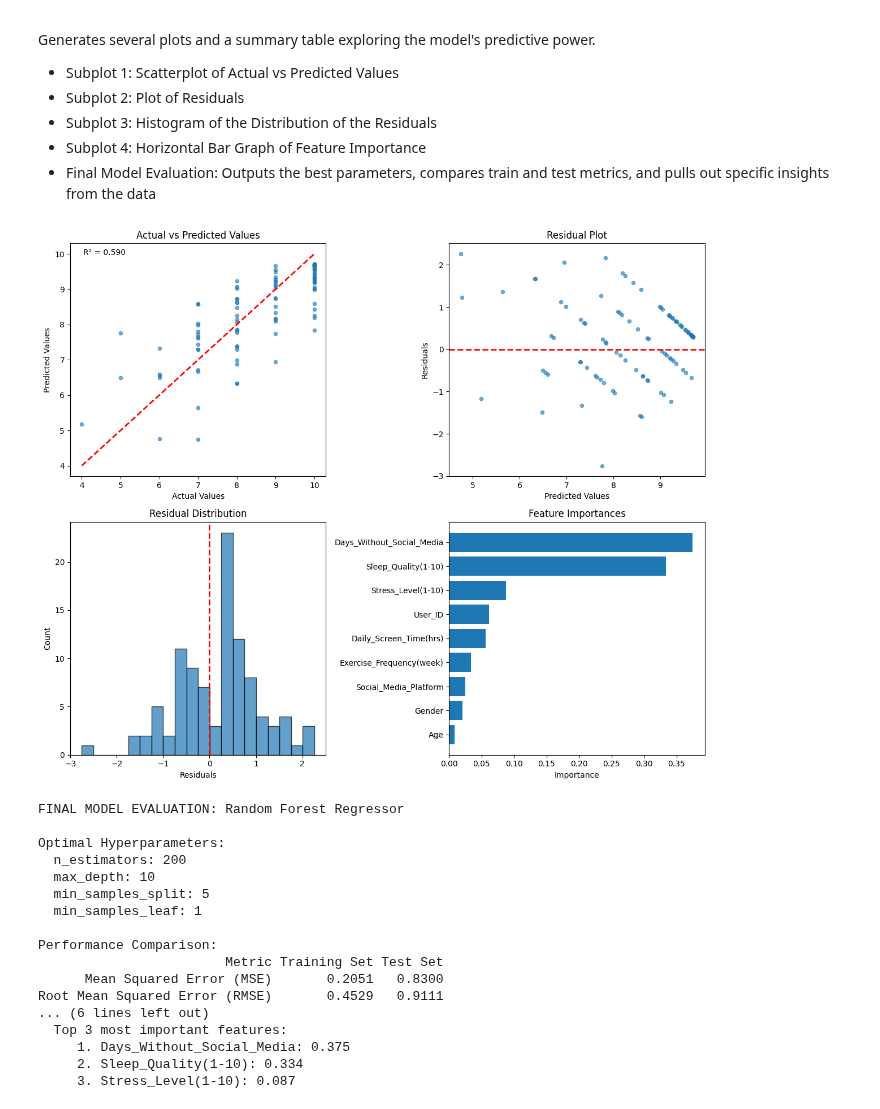
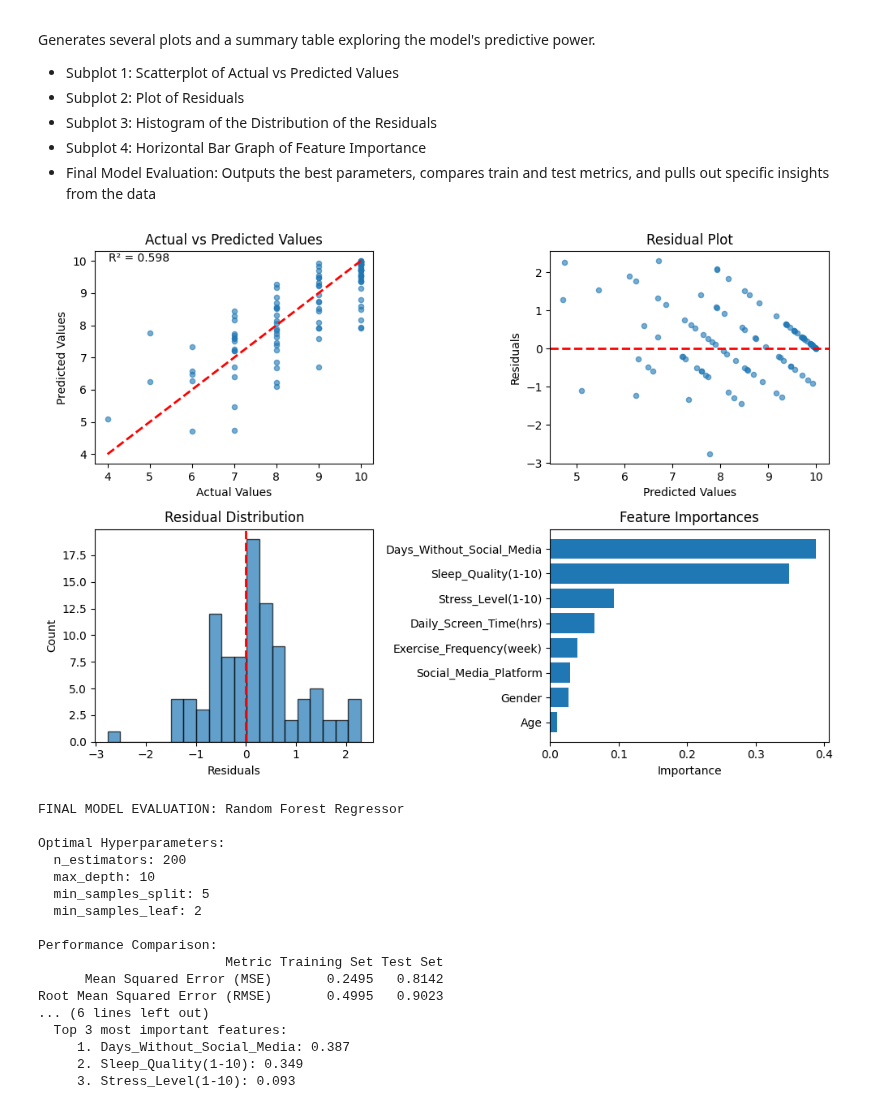
Before and after one commit to aileenkent/ds4021FinalProject, a Jupyter notebook: Notebooks/Evaluation.ipynb, the cells around one changed output. Saved outputs shown, nothing was run; the diff lists cells and outputs as text; code cells hidden in the pictures.

```diff
--- a/Notebooks/Evaluation.ipynb
+++ b/Notebooks/Evaluation.ipynb
@@ -63,11 +62,6 @@ First few rows of training data:
 Utilizes ColumnTransformer to create a preprocessing step for our pipeline. Identifies categorical variables and uses OrdinalEncoder to process them. Drops applicable columns.
 # %%
 # preprocessing pipeline (drop id, encode categorical variables, scale numeric features)
-
-# Drop User_ID
-drop_cols = []
-if 'User_ID' in X_train.columns:
-    drop_cols.append('User_ID')
 
 # Identify categorical and numeric features
 categorical_features = X_train.select_dtypes(include=['object']).columns.tolist()
@@ -75,9 +69,14 @@ numeric_features = X_train.select_dtypes(include=[np.number]).columns.tolist()
 print(f"Categorical features identified: {categorical_features}")
 print(f"Numeric features identified: {numeric_features}")
 
+# Drop User_ID
+drop_cols = []
+if 'User_ID' in X_train.columns:
+    categorical_features.remove('User_ID')
+    drop_cols.append('User_ID')
+
 preprocessor = ColumnTransformer(
     transformers=[
-        #('categorical', OneHotEncoder(handle_unknown='ignore'), categorical_features),
         ('categorical', OrdinalEncoder(handle_unknown='use_encoded_value', unknown_value=-1), categorical_features),
         ('drop', 'drop', drop_cols),
         ('numeric', StandardScaler(), numeric_features)
@@ -97,7 +96,7 @@ best_params = {
     'n_estimators': 200,
     'max_depth': 10,
     'min_samples_split': 5,
-    'min_samples_leaf': 1
+    'min_samples_leaf': 2
 }
 
 
@@ -177,7 +179,7 @@ Generates several plots and a summary table exploring the model's predictive pow
 - Final Model Evaluation: Outputs the best parameters, compares train and test metrics, and pulls out specific insights from the data
 # %%
 # Create a figure with multiple subplots
-fig, axes = plt.subplots(2, 2, figsize=(12, 10))
+fig, axes = plt.subplots(2, 2, figsize=(10, 7))
 
 # 1. Actual vs Predicted values (simple scatter)
 axes[0, 0].scatter(y_test, y_test_pred, alpha=0.6, s=20)
@@ -191,41 +193,41 @@ axes[0, 0].text(0.05, 0.95, f'R² = {test_r2:.3f}',
                 transform=axes[0, 0].transAxes, fontsize=10)
 
 # 2. Residual plot (simple)
 axes[0, 1].scatter(y_test_pred, residuals, alpha=0.6, s=20)
 axes[0, 1].axhline(y=0, color='r', linestyle='--', lw=2)
 axes[0, 1].set_xlabel('Predicted Values')
 axes[0, 1].set_ylabel('Residuals')
 axes[0, 1].set_title('Residual Plot')
 
 # 3. Distribution of residuals (simple histogram)
 axes[1, 0].hist(residuals, bins=20, edgecolor='black', alpha=0.7)
 axes[1, 0].axvline(x=0, color='r', linestyle='--', lw=2)
 axes[1, 0].set_xlabel('Residuals')
 axes[1, 0].set_ylabel('Count')
 axes[1, 0].set_title('Residual Distribution')
 
 # 4. Feature importance (simple horizontal bars)
 importances = pipe.named_steps['rf'].feature_importances_
-feature_names = X_train.columns
+feature_names = X_train.drop("User_ID", axis=1).columns
 feature_importances = pd.Series(importances, index=feature_names).sort_values(ascending=True)
 
 axes[1, 1].barh(range(len(feature_importances)), feature_importances.values)
 axes[1, 1].set_yticks(range(len(feature_importances)))
 axes[1, 1].set_yticklabels(feature_importances.index)
 axes[1, 1].set_xlabel('Importance')
 axes[1, 1].set_title('Feature Importances')
 
 plt.tight_layout()
 plt.savefig('../Outputs/final_test_evaluation.png', dpi=150, bbox_inches='tight')
 plt.show()
 # %% [output]
-[figure, old version]
+[figure, new version]
 # %%
 # Create a summary table
 summary_data = {
     'Metric': ['Mean Squared Error (MSE)', 'Root Mean Squared Error (RMSE)',
                'R-squared (R²)', 'Mean Absolute Error (MAE)'],
-    'Training Set': [f'{train_mse:.4f}', f'{np.sqrt(train_mse):.4f}',
+    'Training Set': [f'{train_mse:.4f}', f'{train_rmse:.4f}',
                      f'{train_r2:.4f}', f'{train_mae:.4f}'],
     'Test Set': [f'{test_mse:.4f}', f'{test_rmse:.4f}',
                  f'{test_r2:.4f}', f'{test_mae:.4f}']
@@ -254,15 +256,15 @@ Optimal Hyperparameters:
   n_estimators: 200
   max_depth: 10
   min_samples_split: 5
-  min_samples_leaf: 1
+  min_samples_leaf: 2
 
 Performance Comparison:
                         Metric Training Set Test Set
-      Mean Squared Error (MSE)       0.2051   0.8300
-Root Mean Squared Error (RMSE)       0.4529   0.9111
+      Mean Squared Error (MSE)       0.2495   0.8142
+Root Mean Squared Error (RMSE)       0.4995   0.9023
 ... (6 lines left out)
   Top 3 most important features:
-     1. Days_Without_Social_Media: 0.375
-     2. Sleep_Quality(1-10): 0.334
-     3. Stress_Level(1-10): 0.087
+     1. Days_Without_Social_Media: 0.387
+     2. Sleep_Quality(1-10): 0.349
+     3. Stress_Level(1-10): 0.093
 # %% [markdown]
```
Also changed, not shown: parts of 6 cells of this notebook, 6 other files.
